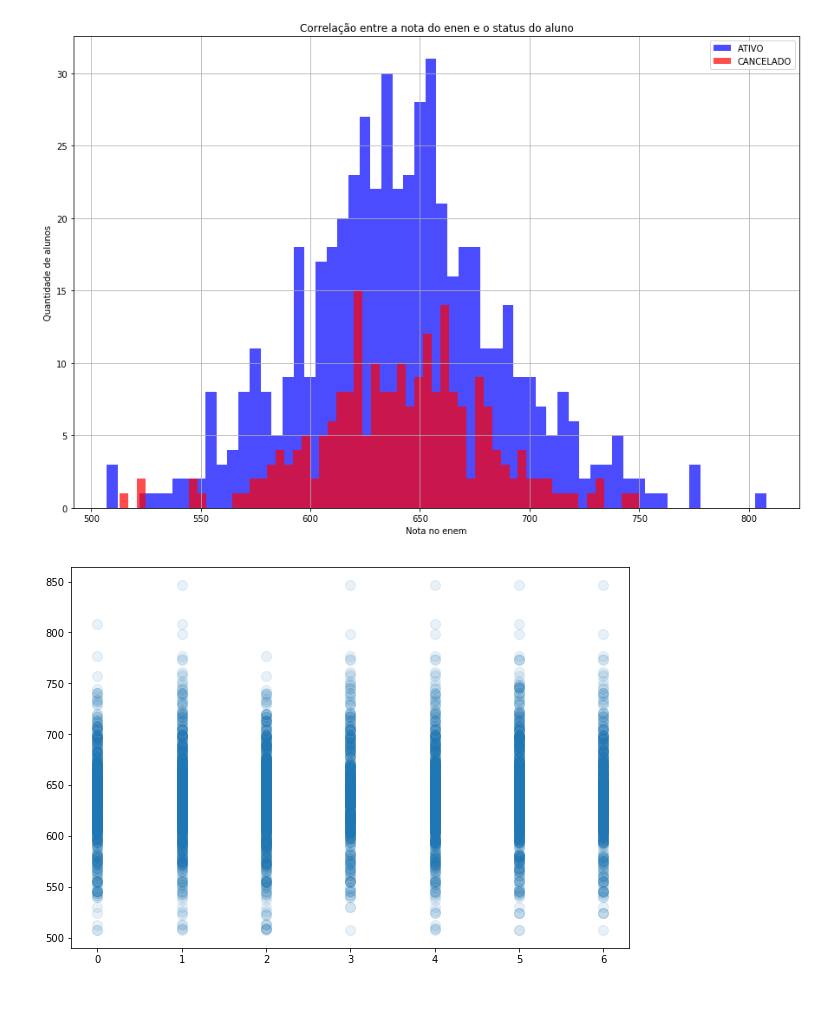
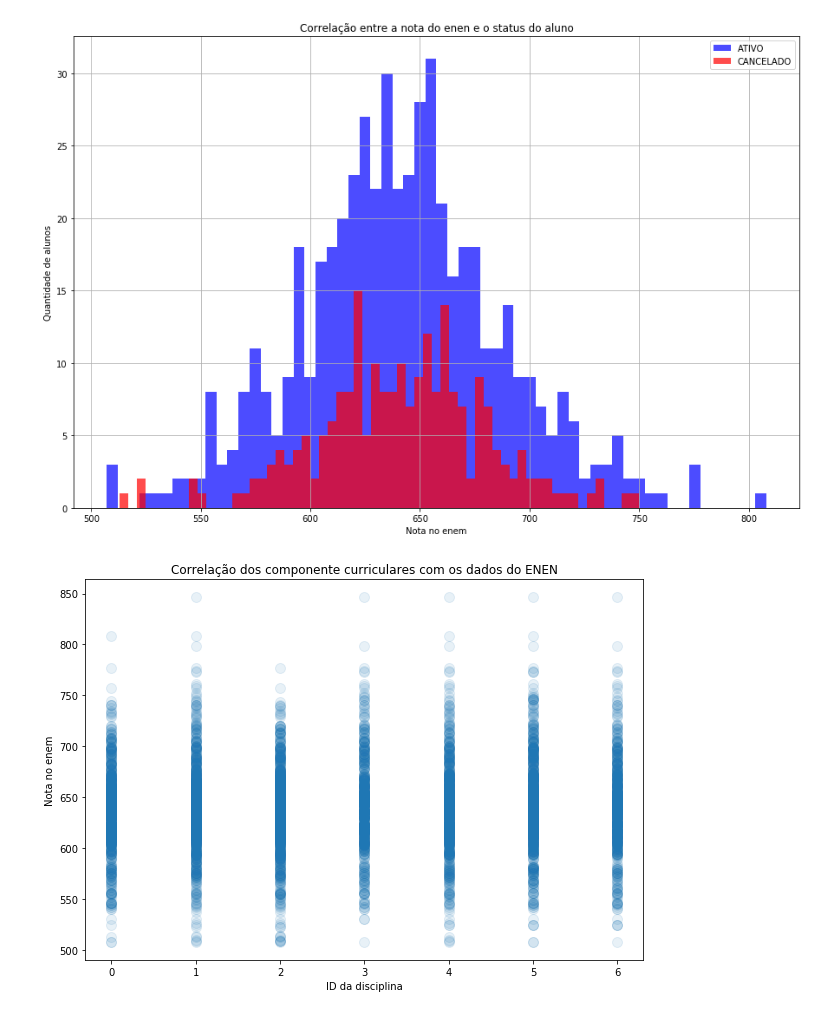
Before and after one commit to douglasboza/IMD0033_Probabilidade2017, a Jupyter notebook: p1/douglas_pinheiro_boza.ipynb, the cells around one changed output. Cells and saved outputs as stored; diff of their text form; code cells hidden in the pictures.

```diff
--- a/p1/douglas_pinheiro_boza.ipynb
+++ b/p1/douglas_pinheiro_boza.ipynb
@@ -94,17 +131,32 @@ plt.show()
 
 fig5 = plt.figure(figsize=(20,4))
 
-dados["num_d"] = dados.loc[dados['ano_disciplina'] == 2015]['nota']
+#dados["num_d"] = dados.loc[dados['ano_disciplina'] == 2015]['nota']
 
 #d = pd.pivot_table(df,index='ID',columns='subindex',values='count').fillna(0)
 
 #df = pd.DataFrame({'0':dados.loc[dados['disciplina_ID'] == 0]['nota'], })
 #dados2 = dados.loc[dados['disciplina_ID'] == 0]['nota']
 
+#print(dados.groupby(['a_ID', 'ano_disciplina'])['periodo_disciplina'].value_counts().head())
 
-#X = dados['nota']
-#Y = [0,1,2,3,4,5,6,7]
+#print(dados.groupby(['a_ID', 'ano_disciplina', 'periodo_disciplina']))
+
+#print(dados.pivot_table(index=["a_ID", 'ano_disciplina'], values="periodo_disciplina", aggfunc=np.mean).head())
+
+#for aluno in dados.groupby(['a_ID']):
+ #   print(aluno["ano_disciplina"])
+
+#print(dados.groupby(['CEP', 'status.disciplina'])['status.disciplina'].value_counts())
+
+#Y = dados.groupby(['a_ID', 'ano_disciplina'])['periodo_disciplina'].value_counts()
+#X = dados.groupby(['a_ID', 'ano_disciplina', 'periodo_disciplina'])['nota'].mean()
 #plt.scatter(X,Y, alpha=0.1, s=100)
+
+#plt.title("Relação entre o número médio de disciplinas cursadas por aluno e o seu desempenho")
+#plt.xlabel("Número de disciplinas")
+#plt.ylabel("Nota média do aluno")
+
 #plt.show()
 # %% [output]
 <matplotlib.figure.Figure at 0x...>
@@ -131,14 +183,17 @@ plt.show()
 # %%
 #7
 %matplotlib inline
 
 fig2 = plt.figure(figsize=(10,7))
 
 #d = pd.pivot_table(df,index='ID',columns='subindex',values='count').fillna(0)
 
 Y = dados['enen-nota']
 X = dados['disciplina_ID']
 plt.scatter(X,Y, alpha=0.1, s=100)
+plt.xlabel('ID da disciplina')
+plt.ylabel('Nota no enem')
+plt.title("Correlação dos componente curriculares com os dados do ENEN")
 plt.show()
 # %% [output]
-[figure, old version]
+[figure, new version]
```
Also changed, not shown: parts of 7 cells of this notebook.
